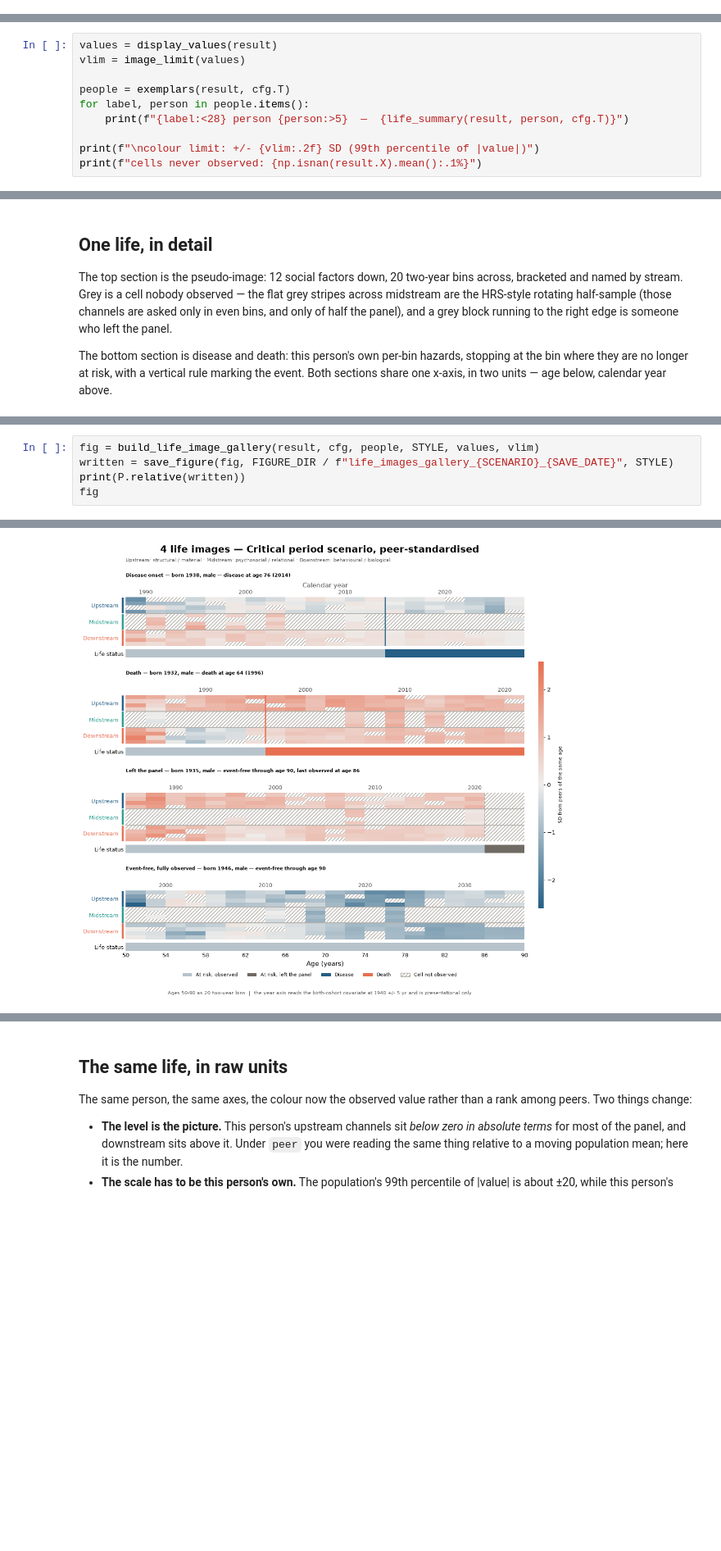
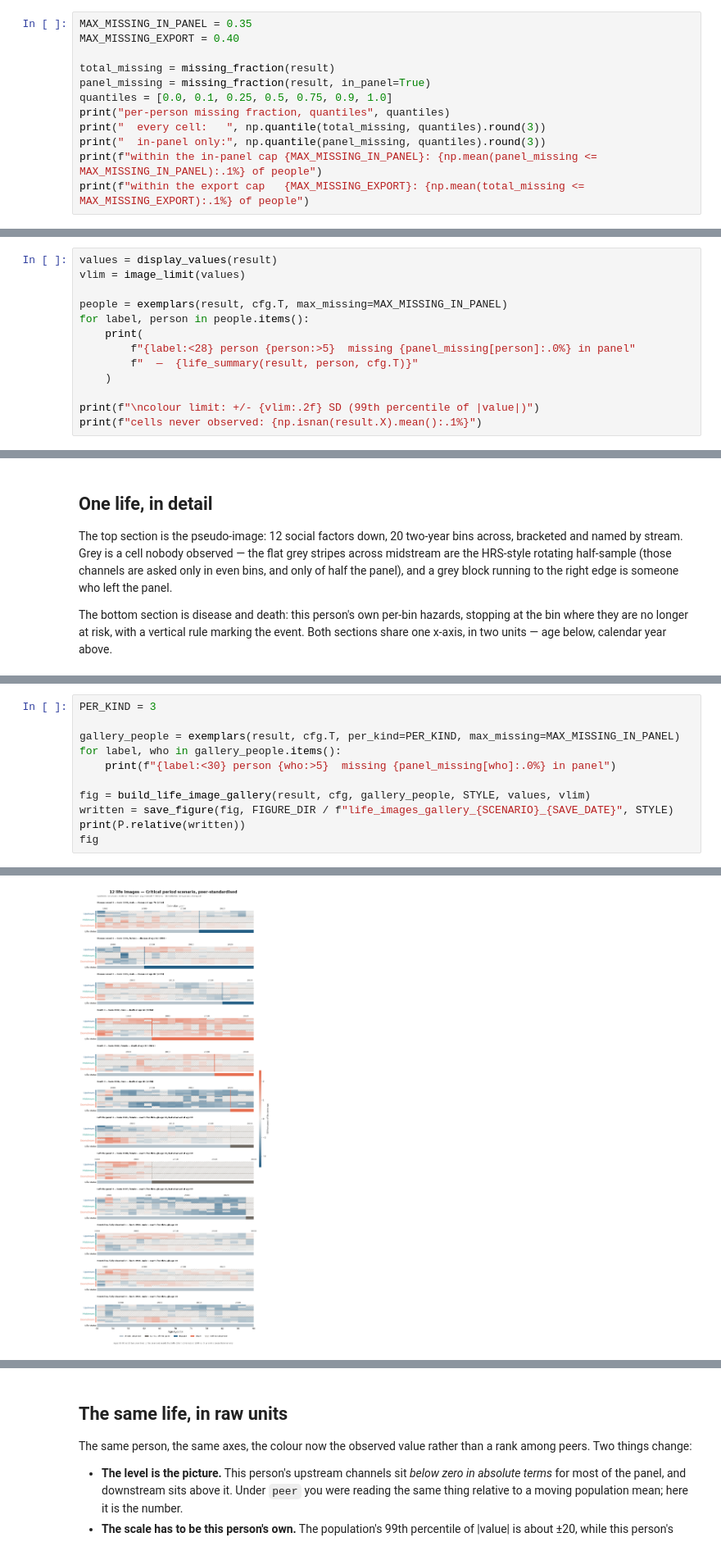
Before and after one commit to vallerrr/life_pseudo_image, a Jupyter notebook: src/data_creation/00_data_creation.ipynb, the cells around one changed output, grey strips where cells are left out. Shown at 82% size. Drawn from its saved outputs; the diff is of its cells as text; blank space fills up the shorter version.

```diff
--- a/src/data_creation/00_data_creation.ipynb
+++ b/src/data_creation/00_data_creation.ipynb
@@ -125,0 +143,12 @@ compared.
+# %%
+MAX_MISSING_IN_PANEL = 0.35
+MAX_MISSING_EXPORT = 0.40
+
+total_missing = missing_fraction(result)
+panel_missing = missing_fraction(result, in_panel=True)
+quantiles = [0.0, 0.1, 0.25, 0.5, 0.75, 0.9, 1.0]
+print("per-person missing fraction, quantiles", quantiles)
+print("  every cell:   ", np.quantile(total_missing, quantiles).round(3))
+print("  in-panel only:", np.quantile(panel_missing, quantiles).round(3))
+print(f"within the in-panel cap {MAX_MISSING_IN_PANEL}: {np.mean(panel_missing <= MAX_MISSING_IN_PANEL):.1%} of people")
+print(f"within the export cap   {MAX_MISSING_EXPORT}: {np.mean(total_missing <= MAX_MISSING_EXPORT):.1%} of people")
@@ -127,9 +162,12 @@ compared.
 values = display_values(result)
 vlim = image_limit(values)
 
-people = exemplars(result, cfg.T)
+people = exemplars(result, cfg.T, max_missing=MAX_MISSING_IN_PANEL)
 for label, person in people.items():
-    print(f"{label:<28} person {person:>5}  —  {life_summary(result, person, cfg.T)}")
+    print(
+        f"{label:<28} person {person:>5}  missing {panel_missing[person]:.0%} in panel"
+        f"  —  {life_summary(result, person, cfg.T)}"
+    )
 
 print(f"\ncolour limit: +/- {vlim:.2f} SD (99th percentile of |value|)")
 print(f"cells never observed: {np.isnan(result.X).mean():.1%}")
@@ -175,7 +214,13 @@ the bottom.
 Under each image is that person's life status per bin, on the same x-axis: the same
 separate outcome section as above, compressed to a strip.
 # %%
-fig = build_life_image_gallery(result, cfg, people, STYLE, values, vlim)
+PER_KIND = 3
+
+gallery_people = exemplars(result, cfg.T, per_kind=PER_KIND, max_missing=MAX_MISSING_IN_PANEL)
+for label, who in gallery_people.items():
+    print(f"{label:<30} person {who:>5}  missing {panel_missing[who]:.0%} in panel")
+
+fig = build_life_image_gallery(result, cfg, gallery_people, STYLE, values, vlim)
 written = save_figure(fig, FIGURE_DIR / f"life_images_gallery_{SCENARIO}_{SAVE_DATE}", STYLE)
 print(P.relative(written))
 fig
@@ -184 +241 @@ output/figures/data_creation/00_data_creation/life_images_gallery_critical_perio
-[figure, old version]
+[figure, new version]
```
Also changed, not shown: parts of 12 cells of this notebook, 37 other files.
